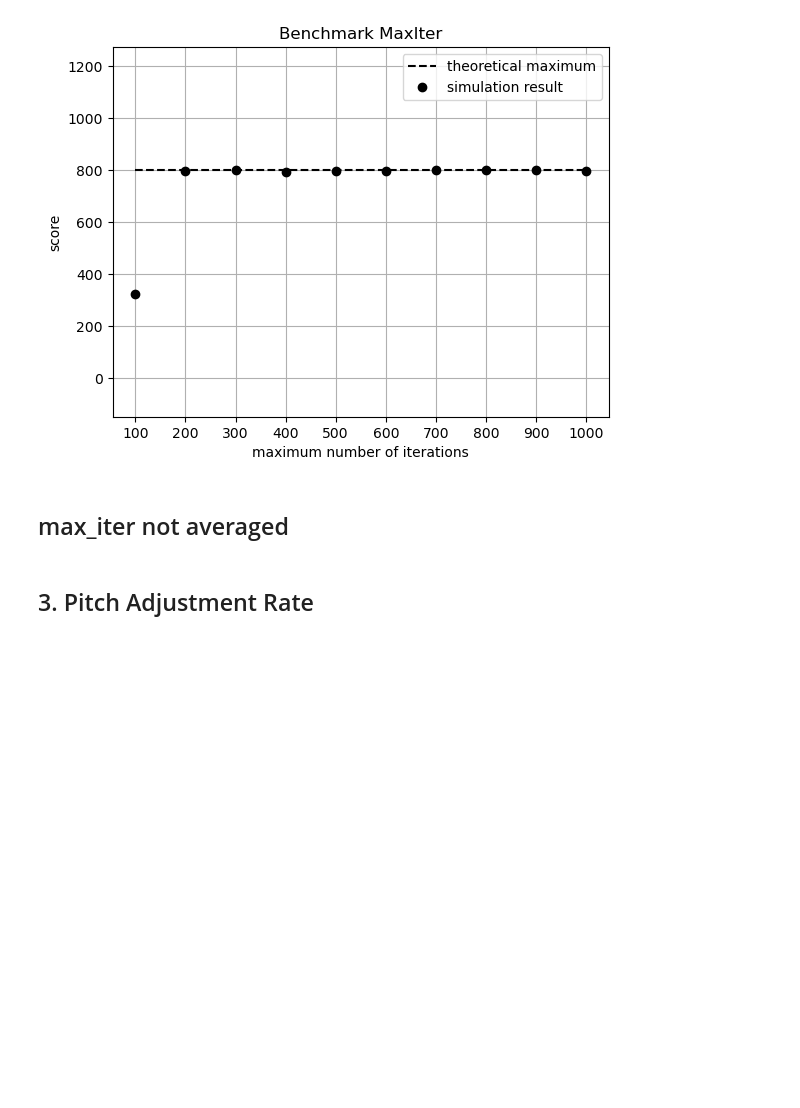
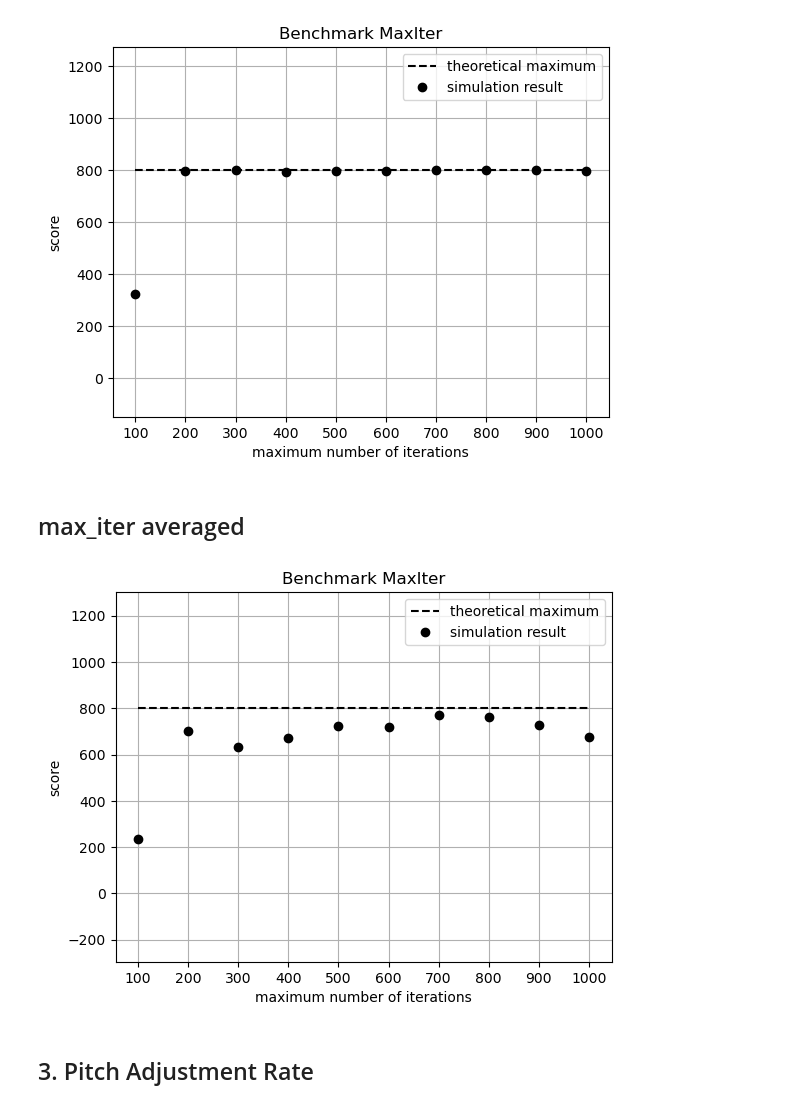
Before and after one commit to Andrea-Tomatis/Harmonomino, a Jupyter notebook: results/data_analysis.ipynb, the cells around one changed output. Saved outputs shown, nothing was run; the diff lists cells and outputs as text; code cells hidden in the pictures; blank space fills up the shorter version.

```diff
--- a/results/data_analysis.ipynb
+++ b/results/data_analysis.ipynb
@@ -83,7 +83,16 @@ format_plot('benchmark_max_iterations.csv',
 # %% [output]
 [figure]
 # %% [markdown]
-## max_iter not averaged
+## max_iter averaged
+# %%
+format_plot('benchmark_max_iterations_averaged.csv',
+            title='Benchmark MaxIter',
+            xlabel='maximum number of iterations',
+            ylabel='score',
+            reference=799,
+            padding=1)
+# %% [output]
+[figure, added]
 # %% [markdown]
 ## 3. Pitch Adjustment Rate
 # %%
```
Also changed, not shown: 3 other files.
